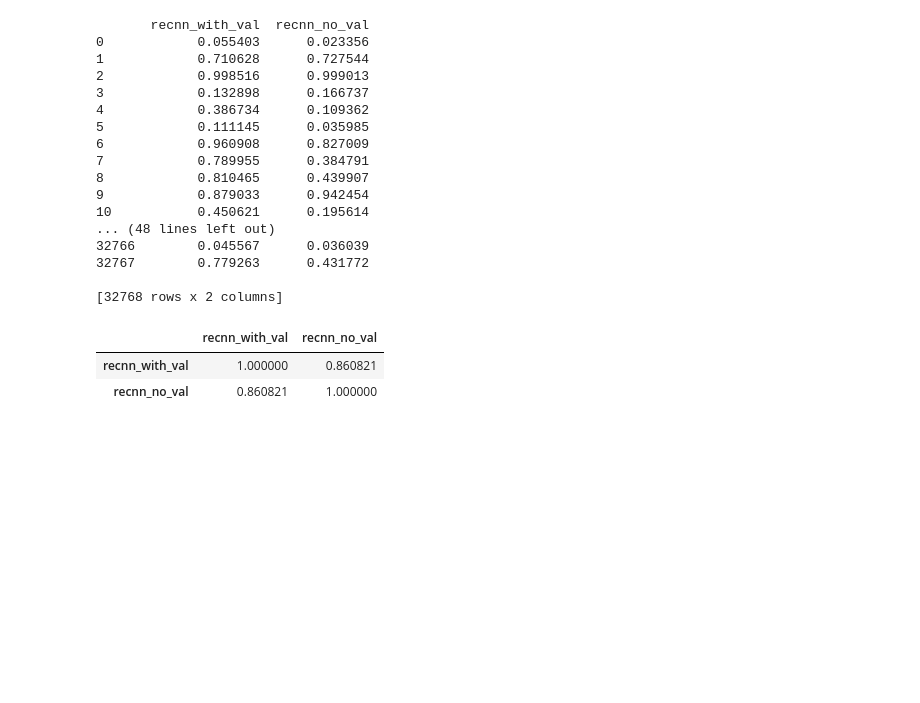
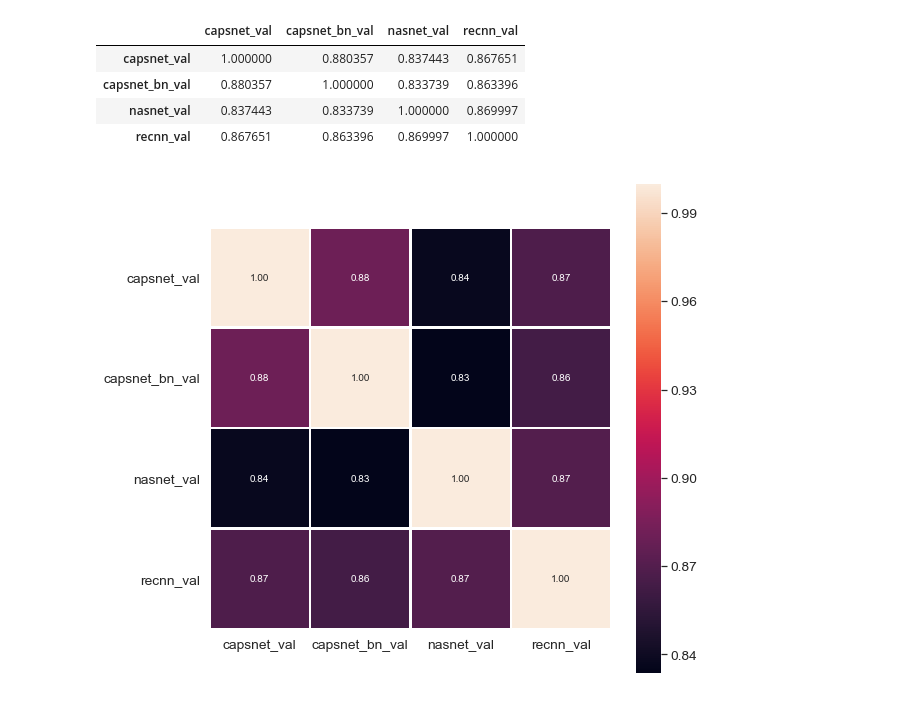
Before and after one commit to stephandooper/ismi, a Jupyter notebook: Project/XGboost_ensemble.ipynb, the cells around one changed output. Drawn from its saved outputs; the diff is of its cells as text; code cells hidden in the pictures; blank space fills up the shorter version.

```diff
--- a/Project/XGboost_ensemble.ipynb
+++ b/Project/XGboost_ensemble.ipynb
@@ -14,17 +12,26 @@ Using TensorFlow backend.
 # TODO fill this cell out
 
 # Give this run a title
-run = 'capsnet_15+recnn_no_aug'
+run = 'capsnet_15+capsnet_bn+nasnet_15+recnn_15_aug'
+#run = 'capsnet_15+capsnet_bn+convnet_15+nasnet_15+recnn_15_aug'
 
 # Add validation files
-recnn_with_val = pd.read_csv('./predictions/validation_recnn_augmentation_5epochs.csv')
-recnn_no_val = pd.read_csv('./predictions/validation_recnn_no_augmentation_5epochs.csv')
-datas = [recnn_with_val, recnn_no_val]
+capsnet_val = pd.read_csv('./ensemble/validation_capsnet_15epoch_aug.csv')
+capsnet_bn_val = pd.read_csv('./ensemble/validation_capsnet_bn_15epochs.csv')
+convnet_val = pd.read_csv('./ensemble/validation_convnet_15epoch.csv')
+nasnet_val = pd.read_csv('./ensemble/validation_Nasnet_15epoch_aug.csv')
+recnn_val = pd.read_csv('./ensemble/validation_recnn_15epoch_aug_regenerated.csv')
+#datas = [capsnet_val, capsnet_bn_val, convnet_val, nasnet_val, recnn_val]
+datas = [capsnet_val, capsnet_bn_val, nasnet_val, recnn_val]
 
 # Add test files
-capsnet_test = pd.read_csv('./predictions/test_capsnet_15epochs.csv')
-recnn_test = pd.read_csv('./predictions/test_recnn_no_augmentation.csv')
-tests = [capsnet_test, recnn_test]
+capsnet_test = pd.read_csv('./ensemble/test_capsnet_15epoch_aug.csv')
+capsnet_bn_test = pd.read_csv('./ensemble/test_capsnet_bn_15epochs.csv')
+convnet_test = pd.read_csv('./ensemble/test_convnet_15epoch.csv')
+nasnet_test = pd.read_csv('./ensemble/test_Nasnet_15epoch_aug.csv')
+recnn_test = pd.read_csv('./ensemble/test_recnn_15epoch_augmentation.csv')
+#tests = [capsnet_test, capsnet_bn_test, convnet_test, nasnet_test, recnn_test]
+tests = [capsnet_test, capsnet_bn_test, nasnet_test, recnn_test]
 # %%
 # Create x and y datasets
 x_total_train = np.stack(([x['prediction'] for x in datas]), axis=1)
@@ -36,32 +43,30 @@ x_train, x_valid, y_train, y_valid = train_test_split(x_total_train, y_total_tra
 x_test = np.stack(([x['prediction'] for x in tests]), axis=1)
 # %%
 # Correlation matrix on validation files
-predictions = {'recnn_with_val': recnn_with_val['prediction'],
-              'recnn_no_val': recnn_no_val['prediction']}
+predictions = {'capsnet_val': capsnet_val['prediction'],
+              'capsnet_bn_val': capsnet_bn_val['prediction'],
+              'nasnet_val': nasnet_val['prediction'],
+              'recnn_val': recnn_val['prediction']}
 df_predictions = pd.DataFrame(data=predictions)
-print(df_predictions)
 df_predictions.corr()
 # %% [output]
-       recnn_with_val  recnn_no_val
-0            0.055403      0.023356
-1            0.710628      0.727544
-2            0.998516      0.999013
-3            0.132898      0.166737
-4            0.386734      0.109362
-5            0.111145      0.035985
-6            0.960908      0.827009
-7            0.789955      0.384791
-8            0.810465      0.439907
-9            0.879033      0.942454
-10           0.450621      0.195614
-... (48 lines left out)
-32766        0.045567      0.036039
-32767        0.779263      0.431772
-
-[32768 rows x 2 columns]
-|  | recnn_with_val | recnn_no_val |
-| recnn_with_val | 1.000000 | 0.860821 |
-| recnn_no_val | 0.860821 | 1.000000 |
+|  | capsnet_val | capsnet_bn_val | nasnet_val | recnn_val |
+| capsnet_val | 1.000000 | 0.880357 | 0.837443 | 0.867651 |
+| capsnet_bn_val | 0.880357 | 1.000000 | 0.833739 | 0.863396 |
+| nasnet_val | 0.837443 | 0.833739 | 1.000000 | 0.869997 |
+| recnn_val | 0.867651 | 0.863396 | 0.869997 | 1.000000 |
+# %%
+# Plot validation correlations
+plt.figure(figsize=(9, 9))
+sns.set(font_scale=1.25)
+sns.heatmap(df_predictions.corr(), linewidths=1.5, annot=True, square=True,
+                fmt='.2f', annot_kws={'size': 10},
+                yticklabels=df_predictions.columns , xticklabels=df_predictions.columns
+            )
+plt.yticks(rotation=0)
+plt.show()
+# %% [output]
+[figure, added]
 # %%
 # Correlation matrix on test files
 predictions = {'capsnet_test': capsnet_test['prediction'],
```
Also changed, not shown: parts of 9 cells of this notebook, 2 other files.
